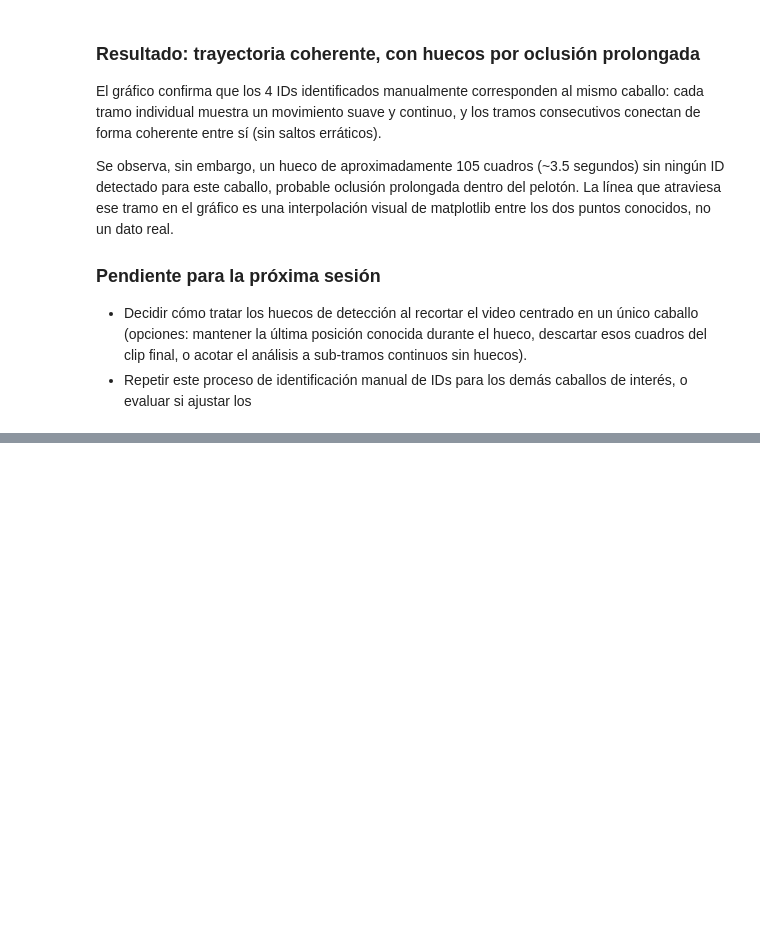
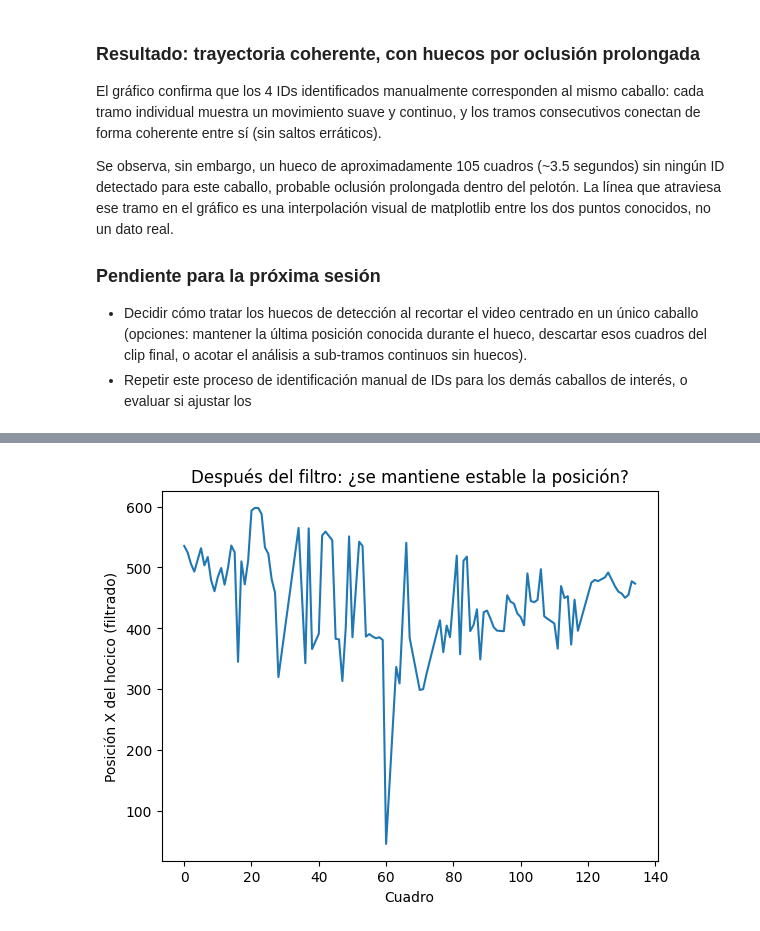
Before and after one commit to nachocabra/tesis-biomecanica-caballos, a Jupyter notebook: tesis_pipeline_pose_estimation.ipynb, the cells around one changed output, grey strips where cells are left out. Cells and saved outputs as stored; diff of their text form; code cells hidden in the pictures; blank space fills up the shorter version.

```diff
--- a/tesis_pipeline_pose_estimation.ipynb
+++ b/tesis_pipeline_pose_estimation.ipynb
@@ -1269,0 +1336,12 @@ dos puntos conocidos, no un dato real.
+# %%
+model = YOLO("yolov8n.pt")
+
+results = model.track(
+    source=f'{base}/clips/gulfstream_clip.mp4',
+    persist=True,
+    classes=[17],
+    tracker="bytetrack.yaml",
+    save=True,
+    project=f'{base}/resultados',
+    name='prueba5_gulfstream_tracking_v2'
+)
@@ -1269,0 +1411,15 @@ dos puntos conocidos, no un dato real.
+# %%
+anchos = [d[3] for d in datos_caballo_4]
+altos = [d[4] for d in datos_caballo_4]
+
+ancho_max = max(anchos)
+alto_max = max(altos)
+
+padding = 1.4  # 40% de margen extra
+
+crop_w = int(ancho_max * padding)
+crop_h = int(alto_max * padding)
+
+print(f"Ancho máximo detectado: {ancho_max:.0f} px")
+print(f"Alto máximo detectado: {alto_max:.0f} px")
+print(f"Tamaño de recorte final (con padding): {crop_w} x {crop_h} px")
@@ -1269,0 +1753,10 @@ dos puntos conocidos, no un dato real.
+# %%
+nose_x_filtrado = df_filtrado.xs('nose', level='bodyparts', axis=1).xs('x', level='coords', axis=1)
+
+plt.plot(df_filtrado.index, nose_x_filtrado)
+plt.xlabel('Cuadro')
+plt.ylabel('Posición X del hocico (filtrado)')
+plt.title('Después del filtro: ¿se mantiene estable la posición?')
+plt.show()
+# %% [output]
+[figure, added]
```
Also changed, not shown: parts of 39 cells of this notebook.
